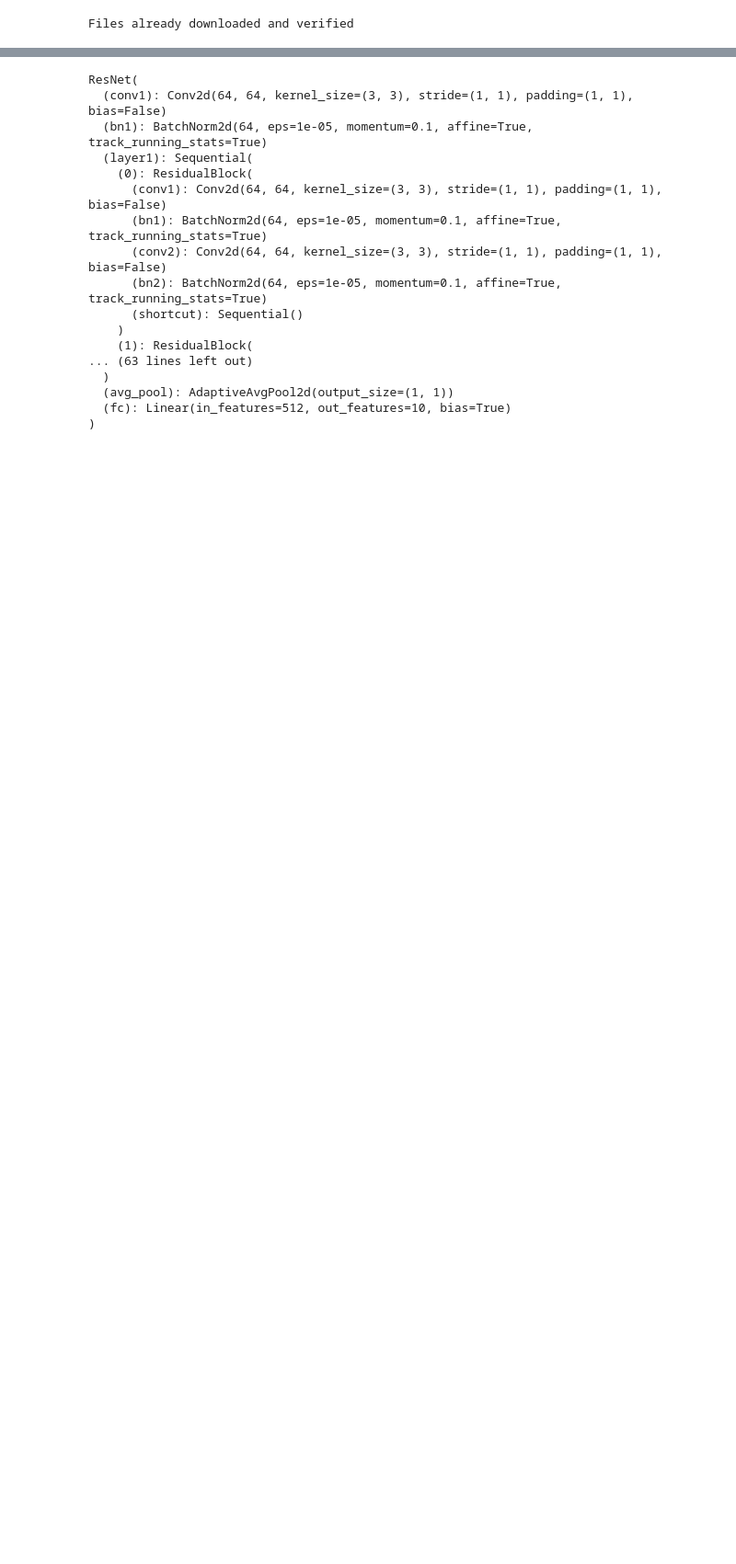
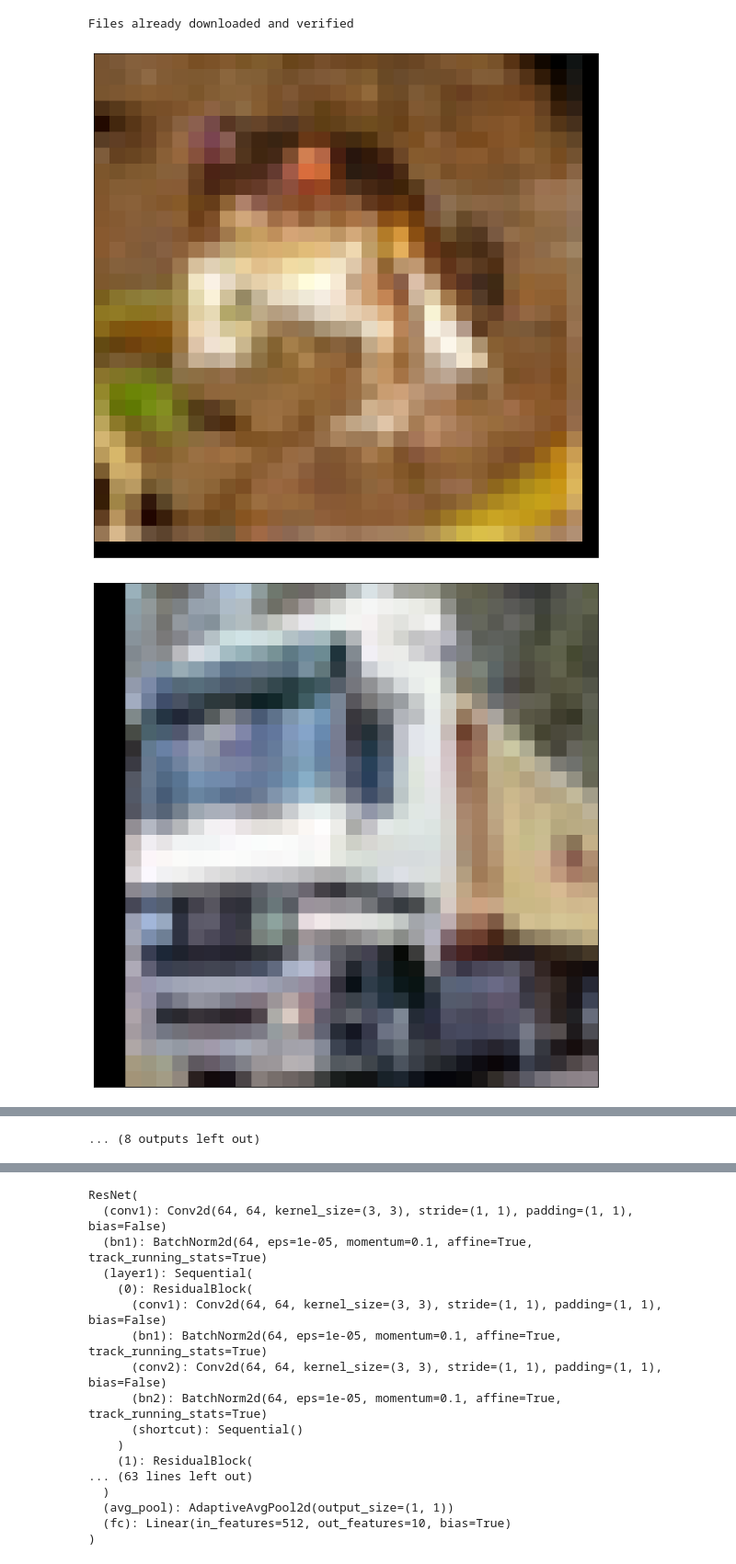
Before and after one commit to Saacman/FedLearning, a Jupyter notebook: resnet.ipynb, the cells around one changed output, grey strips where cells are left out. Shown at 92% size. Drawn from its saved outputs; the diff is of its cells as text; code cells hidden in the pictures; blank space fills up the shorter version.

```diff
--- a/resnet.ipynb
+++ b/resnet.ipynb
@@ -12,21 +16,24 @@ device = torch.device('cuda' if torch.cuda.is_available() else 'cpu')
 
 # Hyper-parameters
 num_epochs = 10
-batch_size = 128
+batch_size = 400
 learning_rate = 0.1
+stats = (0.5, 0.5, 0.5), (0.5, 0.5, 0.5)
+#stats = ((0.4914, 0.4822, 0.4465), (0.2023, 0.1994, 0.2010))
+
 
 # Data augmentation and normalization for training
 transform_train = transforms.Compose([
     transforms.RandomCrop(32, padding=4),
     transforms.RandomHorizontalFlip(),
     transforms.ToTensor(),
-    transforms.Normalize((0.5, 0.5, 0.5), (0.5, 0.5, 0.5))
+    transforms.Normalize(*stats)
 ])
 
 # Normalization for testing
 transform_test = transforms.Compose([
     transforms.ToTensor(),
-    transforms.Normalize((0.5, 0.5, 0.5), (0.5, 0.5, 0.5))
+    transforms.Normalize(*stats)
 ])
 
 # CIFAR-10 dataset
@@ -38,3 +45,21 @@ train_loader = DataLoader(train_dataset, batch_size=batch_size, shuffle=True)
 test_loader = DataLoader(test_dataset, batch_size=batch_size, shuffle=False)
 # %% [output]
 Files already downloaded and verified
+# %%
+def denormalize(images, means, stds):
+    means = torch.tensor(means).reshape(1, 3, 1, 1)
+    stds = torch.tensor(stds).reshape(1, 3, 1, 1)
+    return images * stds + means
+
+i = 0
+for images, labels in train_dataset:
+        fig, ax = plt.subplots(figsize=(12, 12))
+        ax.set_xticks([]); ax.set_yticks([])
+        denorm_images = denormalize(images, *stats)
+        ax.imshow(make_grid(denorm_images, nrow=8).permute(1, 2, 0).clamp(0,1))
+        i += 1
+        if i >= 20:
+            break
+# %% [output]
+[figure, added]
+[figure, added]
@@ -40,0 +76 @@ Files already downloaded and verified
+... (8 outputs left out)
```
Also changed, not shown: parts of 5 cells of this notebook, 1 other file.
